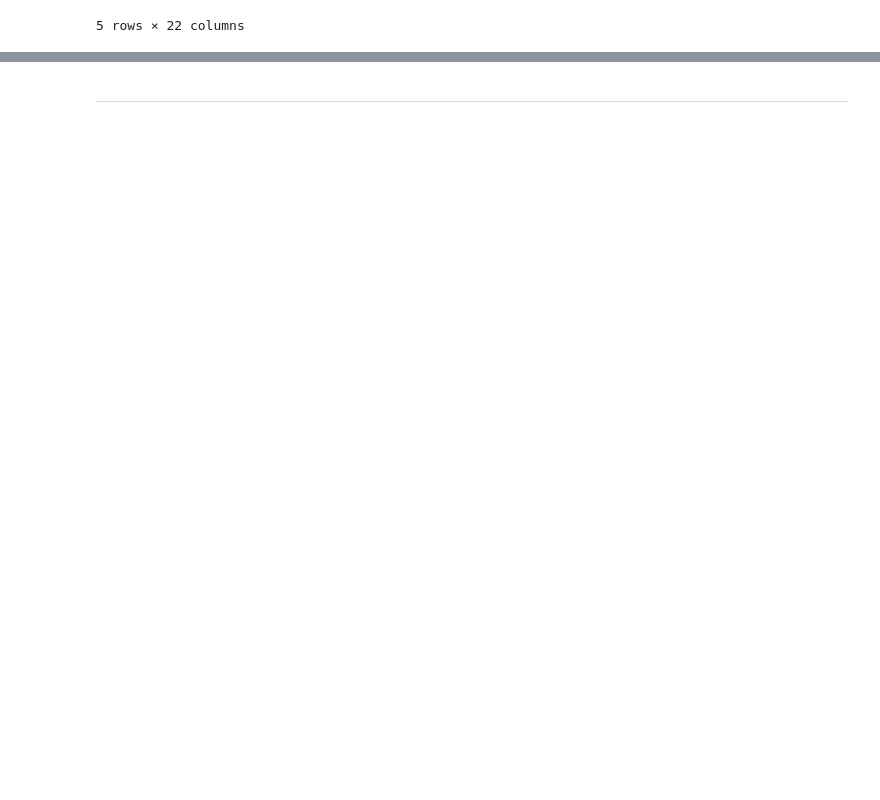
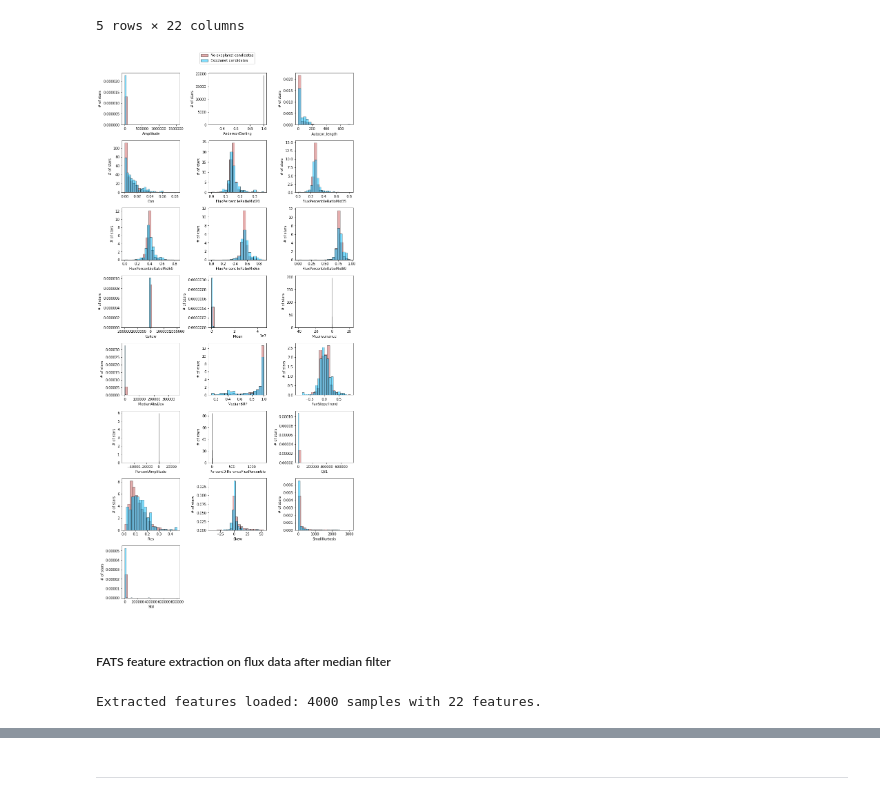
Before and after one commit to alexkapele/exoplanet-exploration, a Jupyter notebook: exoplanet_exploration.ipynb, the cells around one changed output, grey strips where cells are left out. Drawn from its saved outputs; the diff is of its cells as text; code cells hidden in the pictures; blank space fills up the shorter version.

```diff
--- a/exoplanet_exploration.ipynb
+++ b/exoplanet_exploration.ipynb
@@ -576,3 +524,29 @@ flux_features.head()
 | EPIC 201182911 | 1256.676025 | 1.0 | 2.0 | 0.010443 | 0.060028 | 0.107357 | ... |
 | EPIC 201197348 | 50.822266 | 1.0 | 5.0 | 0.011392 | 0.150207 | 0.261663 | ... |
 5 rows × 22 columns
+# %%
+n_exoplanet = labels.label.sum()
+
+fig = plt.figure(figsize=(12,25))
+plt.subplots_adjust(wspace=0.5)
+plt.subplots_adjust(hspace=0.3)
+
+for i,feature in enumerate(flux_features.columns.values):
+    ax = fig.add_subplot(8,3,i+1)
+
+    pos_feature = flux_features[feature].iloc[:n_exoplanet].values
+    neg_feature = flux_features[feature].iloc[n_exoplanet:].values
+
+    ax.hist(neg_feature,alpha=0.5,bins=20,color='indianred',edgecolor='black',density=True,label='No exoplanet candidates')
+    ax.hist(pos_feature,alpha=0.5,bins=20,color='deepskyblue',edgecolor='black',density=True,label='Exoplanet candidates')
+
+    ax.set_xlabel(feature)
+    ax.set_ylabel('# of stars')
+
+fig.legend(labels=['No exoplanet candidates','Exoplanet candidates'],loc="upper center",borderaxespad=0.1)
+plt.subplots_adjust(top=0.97)
+plt.show()
+# %% [output]
+[figure, added]
+# %% [markdown]
+##### FATS feature extraction on flux data after median filter
@@ -578,0 +562,9 @@ flux_features.head()
+# %%
+# Load extracted features
+try:
+    flux_med_features = pd.read_csv("Data\\flux_med_features_FATS.csv", index_col=0)
+    print('Extracted features loaded: {} samples with {} features.'.format(*flux_med_features.shape))
+except:
+    print('Extracted features could not be loaded.')
+# %% [output]
+Extracted features loaded: 4000 samples with 22 features.
```
Also changed, not shown: parts of 30 cells of this notebook.
